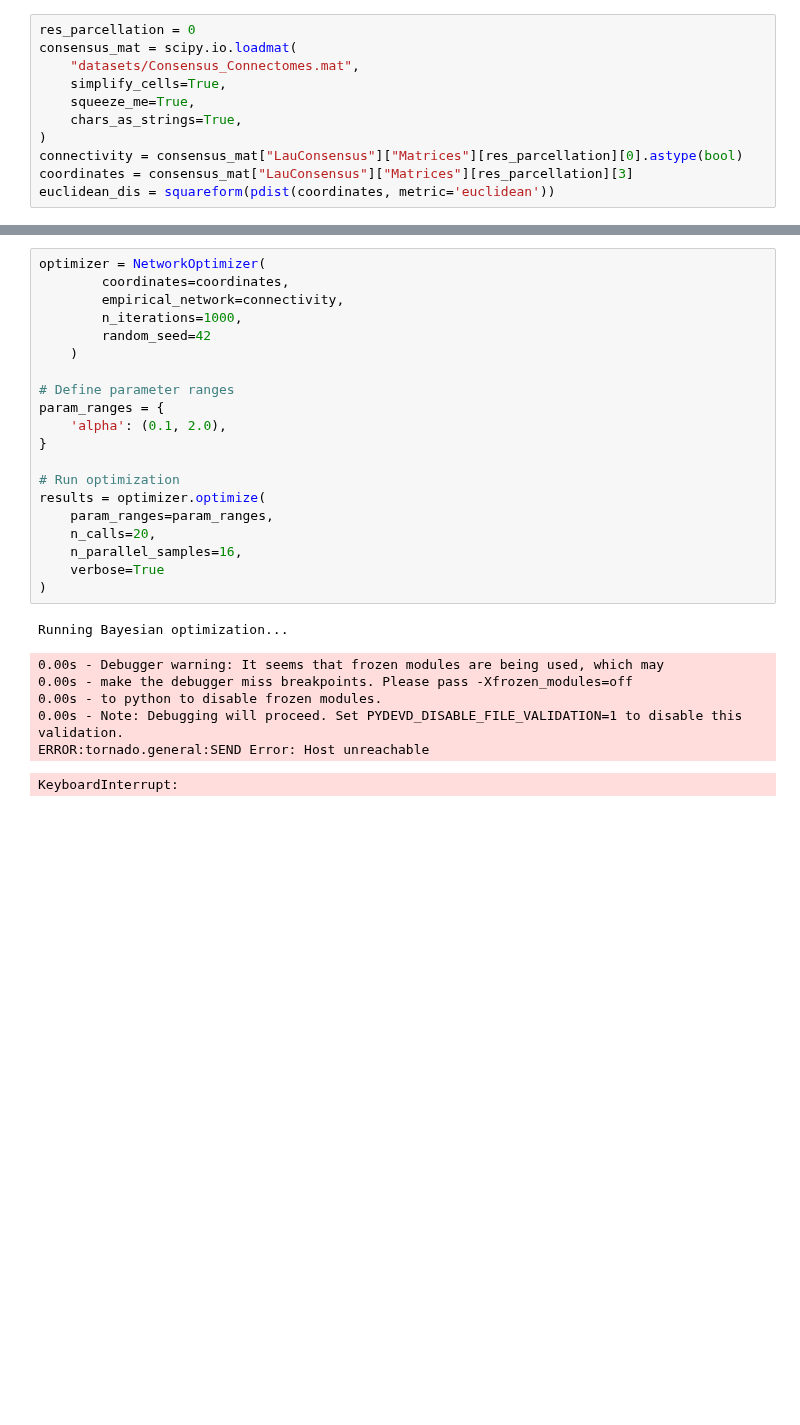
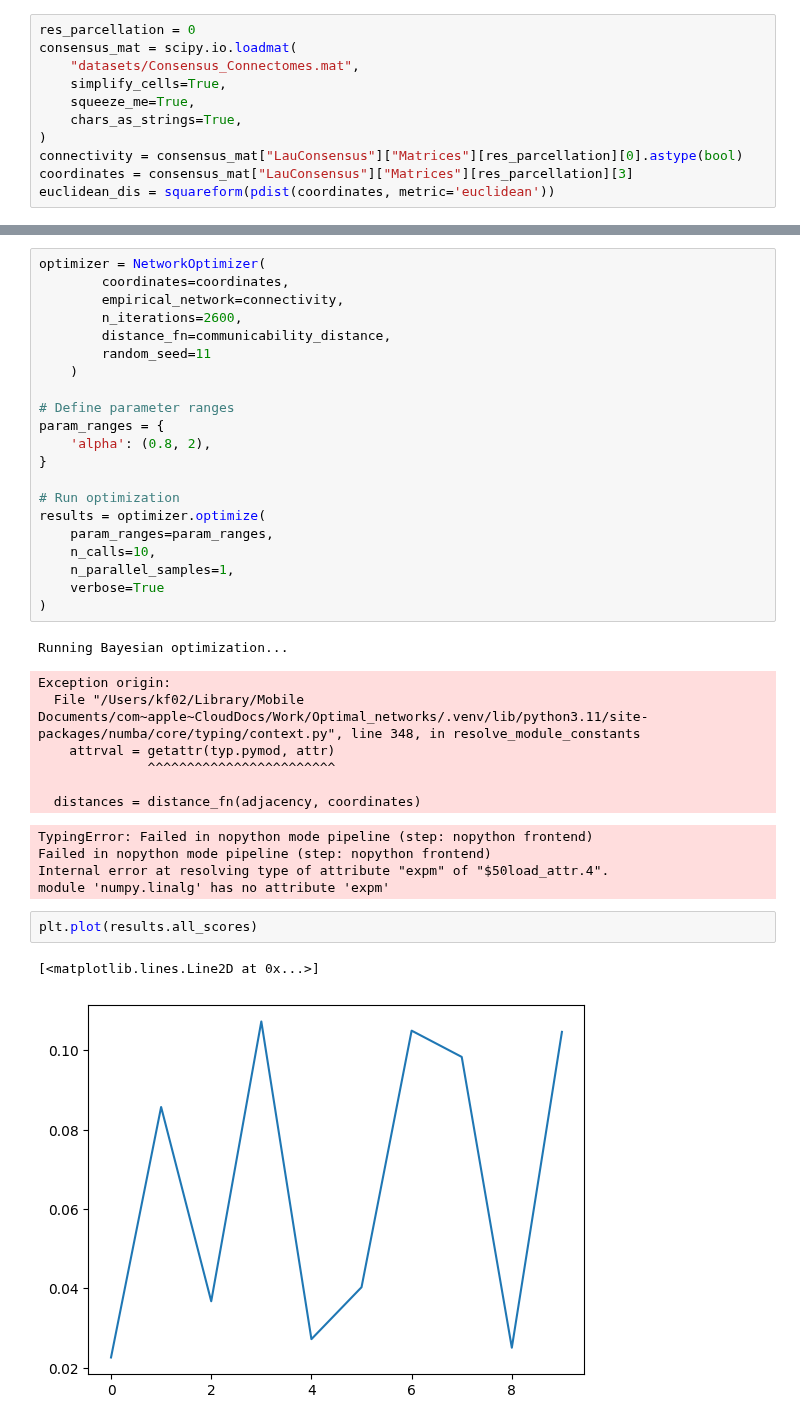
Before and after one commit to kuffmode/Optimal_networks, a Jupyter notebook: generative_analysis.ipynb, the cells around one changed output, grey strips where cells are left out. Cells and saved outputs as stored; diff of their text form; blank space fills up the shorter version.

```diff
--- a/generative_analysis.ipynb
+++ b/generative_analysis.ipynb
@@ -25,27 +54,37 @@ euclidean_dis = squareform(pdist(coordinates, metric='euclidean'))
 optimizer = NetworkOptimizer(
         coordinates=coordinates,
         empirical_network=connectivity,
-        n_iterations=1000,
-        random_seed=42
+        n_iterations=2600,
+        distance_fn=communicability_distance,
+        random_seed=11
     )
 
 # Define parameter ranges
 param_ranges = {
-    'alpha': (0.1, 2.0),
+    'alpha': (0.8, 2),
 }
 
 # Run optimization
 results = optimizer.optimize(
     param_ranges=param_ranges,
-    n_calls=20,
-    n_parallel_samples=16,
+    n_calls=10,
+    n_parallel_samples=1,
     verbose=True
 )
 # %% [output]
 Running Bayesian optimization...
-0.00s - Debugger warning: It seems that frozen modules are being used, which may
-0.00s - make the debugger miss breakpoints. Please pass -Xfrozen_modules=off
-0.00s - to python to disable frozen modules.
-0.00s - Note: Debugging will proceed. Set PYDEVD_DISABLE_FILE_VALIDATION=1 to disable this validation.
-ERROR:tornado.general:SEND Error: Host unreachable
+Exception origin:
+  File "/Users/kf02/Library/Mobile Documents/com~apple~CloudDocs/Work/Optimal_networks/.venv/lib/python3.11/site-packages/numba/core/typing/context.py", line 348, in resolve_module_constants
+    attrval = getattr(typ.pymod, attr)
+              ^^^^^^^^^^^^^^^^^^^^^^^^
+
+  distances = distance_fn(adjacency, coordinates)
-KeyboardInterrupt:
+TypingError: Failed in nopython mode pipeline (step: nopython frontend)
+Failed in nopython mode pipeline (step: nopython frontend)
+Internal error at resolving type of attribute "expm" of "$50load_attr.4".
+module 'numpy.linalg' has no attribute 'expm'
+# %%
+plt.plot(results.all_scores)
+# %% [output]
+[<matplotlib.lines.Line2D at 0x...>]
+[figure, added]
```
Also changed, not shown: parts of 20 cells of this notebook, 2 other files.
